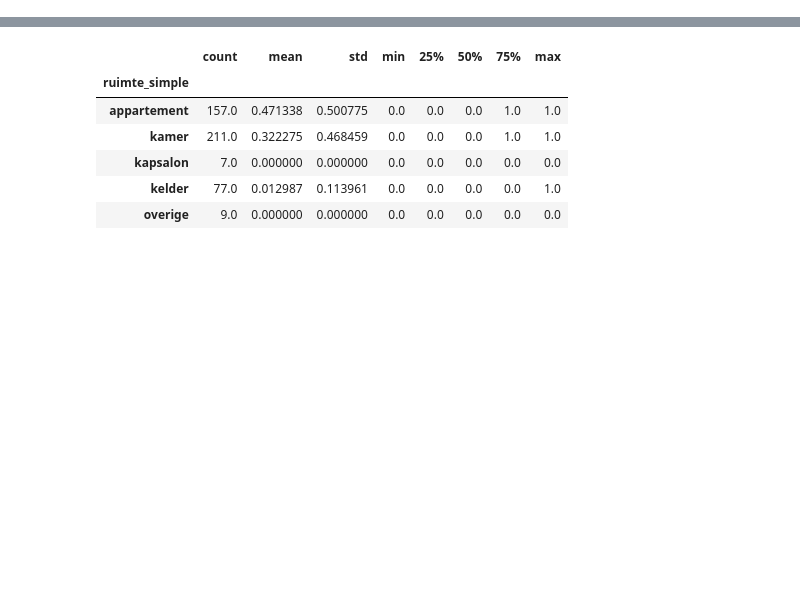
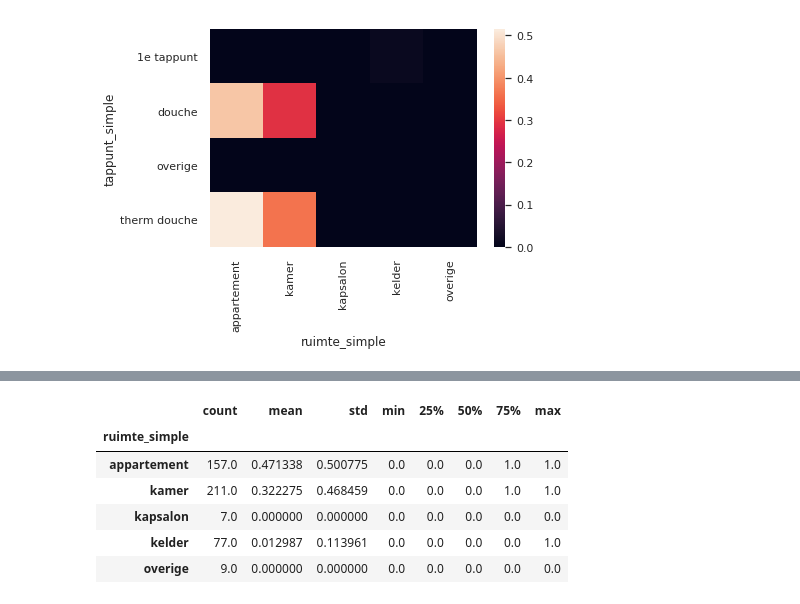
Before and after one commit to esquire900/team-water, a Jupyter notebook: heeft-het-nut/data-tapping-points.ipynb, the cells around one changed output, grey strips where cells are left out. Saved outputs shown, nothing was run; the diff lists cells and outputs as text; code cells hidden in the pictures; blank space fills up the shorter version.

```diff
--- a/heeft-het-nut/data-tapping-points.ipynb
+++ b/heeft-het-nut/data-tapping-points.ipynb
@@ -51,0 +69,7 @@ df_tmp['app_level'] = df_tmp.ruimte.apply(get_level)
+# %%
+import seaborn as sns; sns.set()
+d = target.groupby([df_tmp.tappunt_simple, df_tmp.ruimte_simple]).mean()
+d = d.unstack().replace(np.nan, 0)
+ax = sns.heatmap(d)
+# %% [output]
+[figure, added]
```
Also changed, not shown: parts of 6 cells of this notebook, 4 other files.
